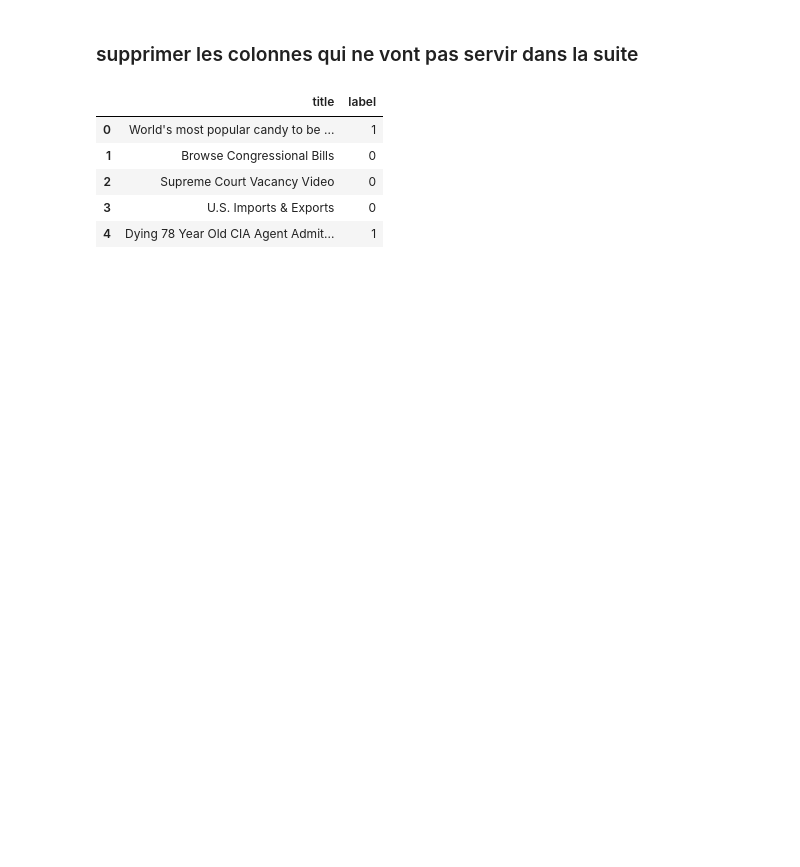
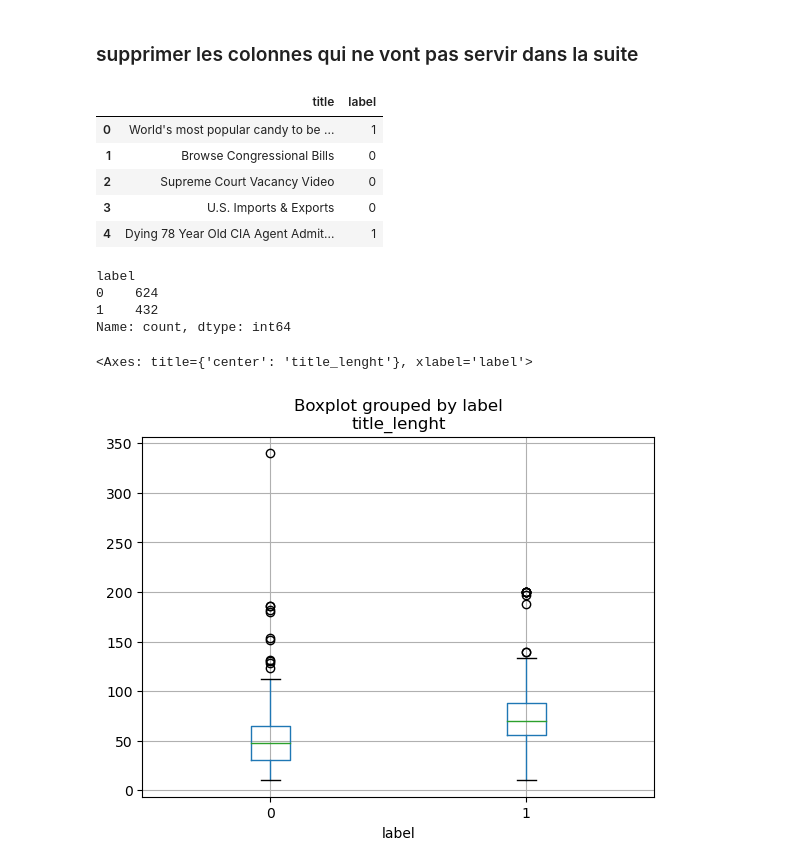
Before and after one commit to IkramBlsl/Fake-News-Detection, a Jupyter notebook: fake_news_detection.ipynb, the cells around one changed output. Saved outputs shown, nothing was run; the diff lists cells and outputs as text; code cells hidden in the pictures; blank space fills up the shorter version.

```diff
--- a/fake_news_detection.ipynb
+++ b/fake_news_detection.ipynb
@@ -76,3 +76,16 @@ combined_data.head(5)
 | 2 | Supreme Court Vacancy Video | 0 |
 | 3 | U.S. Imports & Exports | 0 |
 | 4 | Dying 78 Year Old CIA Agent Admit... | 1 |
+# %%
+combined_data.label.value_counts()
+# %% [output]
+label
+0    624
+1    432
+Name: count, dtype: int64
+# %%
+combined_data['title_lenght']= combined_data['title'].apply(len)
+combined_data.boxplot(column='title_lenght', by='label')
+# %% [output]
+<Axes: title={'center': 'title_lenght'}, xlabel='label'>
+[figure, added]
```
Also changed, not shown: parts of 21 cells of this notebook.
